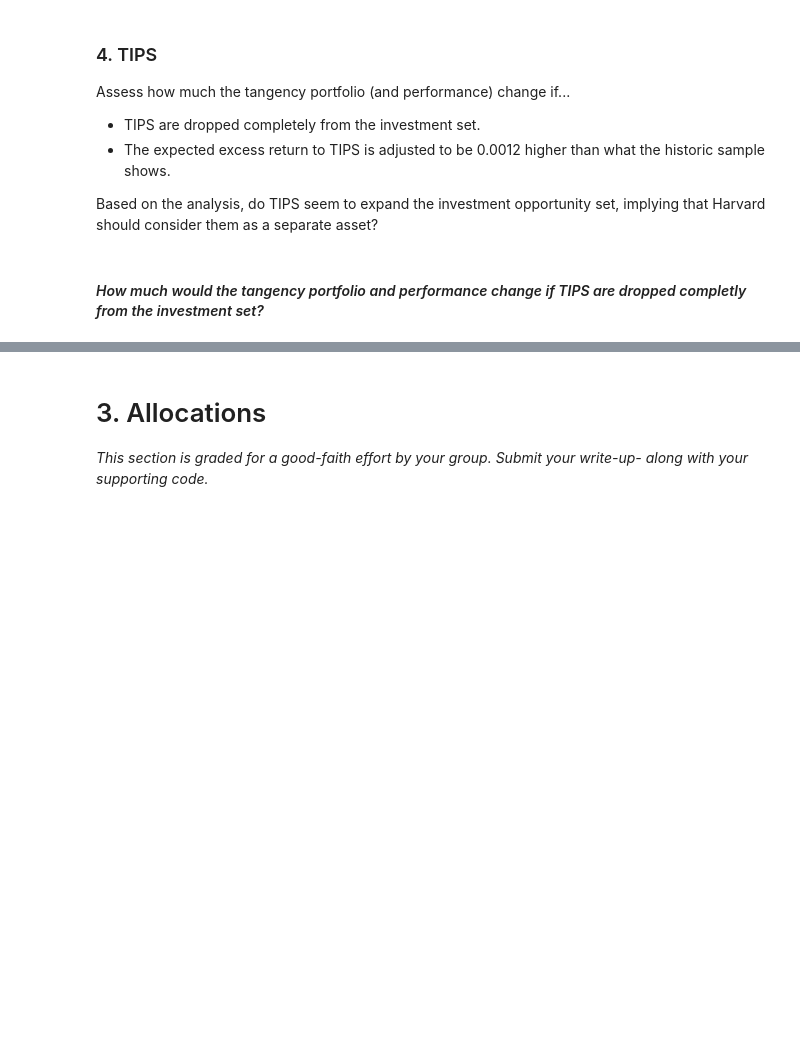
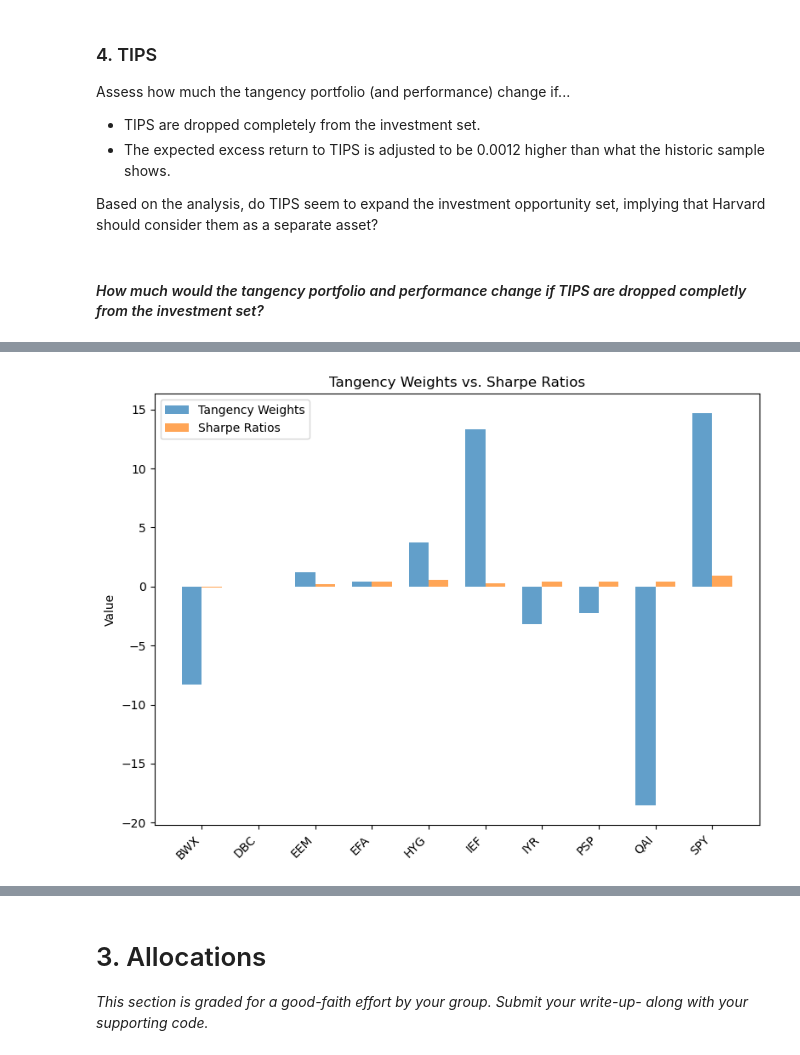
Before and after one commit to maxz073/finm250, a Jupyter notebook: hw1/Homework1_kossays_file.ipynb, the cells around one changed output, grey strips where cells are left out. Cells and saved outputs as stored; diff of their text form; code cells hidden in the pictures; blank space fills up the shorter version.

```diff
--- a/hw1/Homework1_kossays_file.ipynb
+++ b/hw1/Homework1_kossays_file.ipynb
@@ -573,3 +575,85 @@ Assess how much the tangency portfolio (and performance) change if...
 Based on the analysis, do TIPS seem to expand the investment opportunity set, implying that Harvard should consider them as a separate asset?
 # %% [markdown]
 #### _How much would the tangency portfolio and performance change if TIPS are dropped completly from the investment set?_ ####
+# %%
+# Recalculate the weights for the tangency portfolio using only $10$ assets (TIPS removed):
+excess_returns_pd_no_tips = excess_returns_pd.drop(columns=['TIP'])
+cov_matrix = excess_returns_pd_no_tips.cov() * 12  # Annualize the covariance matrix
+mean_excess_returns = excess_returns_pd_no_tips.mean() * 12  # Annualize the mean returns
+
+# Calculate the inverse of the covariance matrix
+inv_cov_matrix_no_tips = np.linalg.inv(cov_matrix)
+
+# Calculate the numerator: Sigma^-1 mu
+numerator = inv_cov_matrix_no_tips @ mean_excess_returns
+
+# Calculate the denominator: 1' Sigma^-1 mu
+denominator = np.sum(numerator)
+
+# Calculate the weights w^t
+weights_updated = numerator / denominator
+
+# Put into a nice Series for display
+w_tan_updated_series = pd.Series(weights_updated, index=mean_excess_returns.index)
+print("Tangency portfolio weights with TIPS removed:\n", w_tan_updated_series)
+print("\n")
+print("Original Tangency Weights:\n", w_tan_original_series)
+
+print("\nComparing Tangency Weights with Sharpe Ratios:")
+# Recalculate the Sharpe ratios for the tangency portfolio (just in case we changed this variable in a previous cell):
+sharpe_ratios = excess_returns_pd_no_tips.mean() * 12 / (excess_returns_pd_no_tips.std() * np.sqrt(12))
+labels = list(w_tan_updated_series.index)
+n = len(labels)
+x = np.arange(n)           # the label locations
+width = 0.35               # the width of the bars
+
+
+# Turn sharpe_ratios into an aligned list in the same order as labels
+sharpe_vals = [sharpe_ratios[a] for a in labels]
+fig, ax = plt.subplots(figsize=(8, 6))
+
+# tangency weights shifted left by width/2
+ax.bar(x - width/2, w_tan_updated_series.values, width,
+       label='Tangency Weights', alpha=0.7)
+# sharpe ratios shifted right by width/2
+ax.bar(x + width/2, sharpe_vals, width,
+       label='Sharpe Ratios', alpha=0.7)
+
+# cosmetics
+ax.set_xticks(x)
+ax.set_xticklabels(labels, rotation=45, ha='right')
+ax.set_ylabel('Value')
+ax.set_title('Tangency Weights vs. Sharpe Ratios')
+ax.legend()
+plt.tight_layout()
+plt.show()
+
+print("\n Tangency Weights with Sharpe Ratios for 11 assets:")
+# Recalculate the Sharpe ratios for the tangency portfolio (just in case we changed this variable in a previous cell):
+sharpe_orig_ratios = excess_returns_pd.mean() * 12 / (excess_returns_pd.std() * np.sqrt(12))
+labels_orig = list(w_tan_original_series.index)
+n = len(labels_orig)
+x = np.arange(n)           # the label locations
+width = 0.35               # the width of the bars
+
+
+# Turn sharpe_ratios into an aligned list in the same order as labels
+sharpe_orig_vals = [sharpe_orig_ratios[a] for a in labels_orig]
+fig_orig, ax_orig = plt.subplots(figsize=(8, 6))
+
+# tangency weights shifted left by width/2
+ax_orig.bar(x - width/2, w_tan_original_series.values, width,
+       label='Tangency Weights', alpha=0.7)
+# sharpe ratios shifted right by width/2
+ax_orig.bar(x + width/2, sharpe_orig_vals, width,
+       label='Sharpe Ratios', alpha=0.7)
+
+# cosmetics
+ax_orig.set_xticks(x)
+ax_orig.set_xticklabels(labels_orig, rotation=45, ha='right')
+ax_orig.set_ylabel('Value')
+ax_orig.set_title('Tangency Weights vs. Sharpe Ratios')
+ax_orig.legend()
+plt.tight_layout()
+plt.show()
+# %% [output]
@@ -575,0 +677 @@ Based on the analysis, do TIPS seem to expand the investment opportunity set, im
+[figure, added]
```
Also changed, not shown: parts of 9 cells of this notebook, 3 other files.
